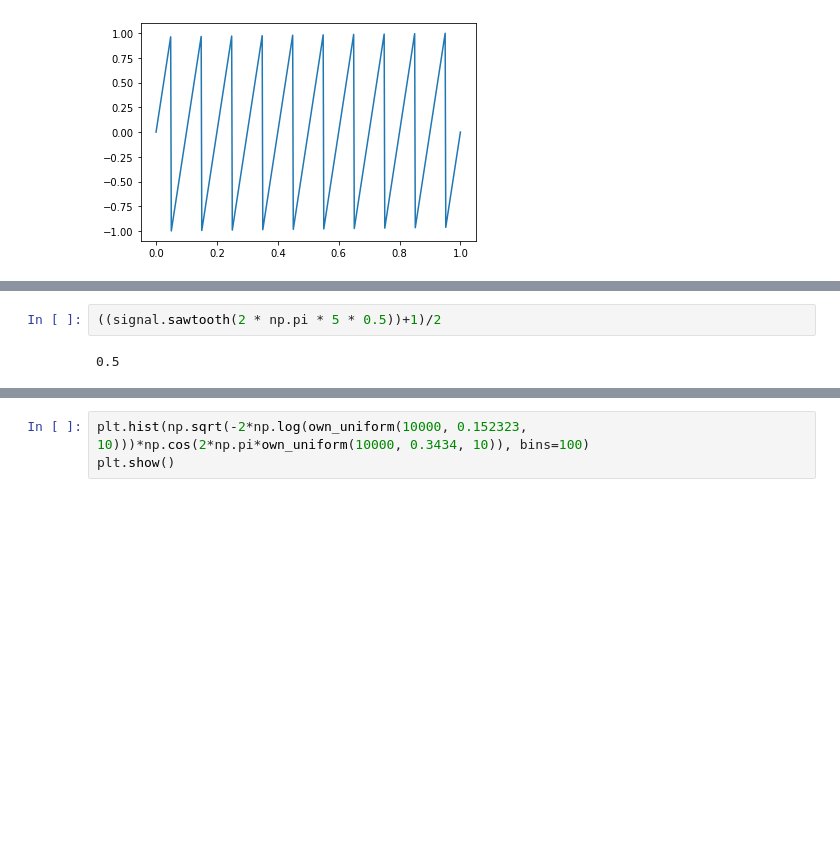
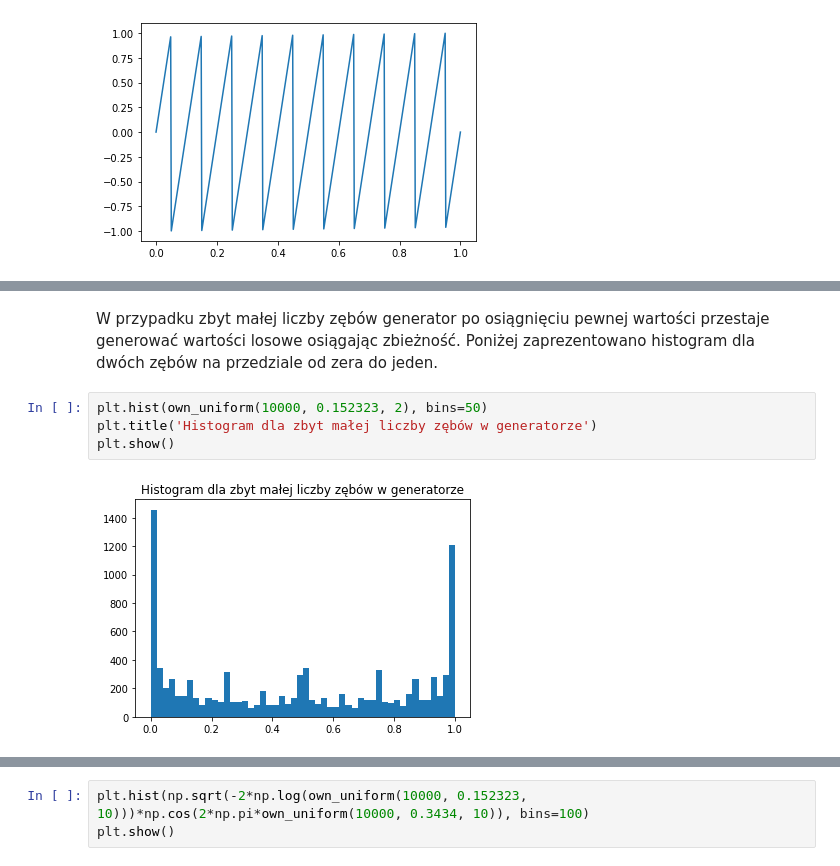
Before and after one commit to bartek3012/Wielowymiarowe, a Jupyter notebook: 02/Zajęcia_2.ipynb, the cells around one changed output, grey strips where cells are left out. Drawn from its saved outputs; the diff is of its cells as text; blank space fills up the shorter version.

```diff
--- a/02/Untitled.ipynb
+++ b/02/Zajęcia_2.ipynb
@@ -47,4 +49,8 @@ plt.show()
+# %% [markdown]
+W przypadku zbyt małej liczby zębów generator po osiągnięciu pewnej wartości przestaje generować wartości losowe osiągając zbieżność. Poniżej zaprezentowano histogram dla dwóch zębów na przedziale od zera do jeden.
 # %%
-((signal.sawtooth(2 * np.pi * 5 * 0.5))+1)/2
+plt.hist(own_uniform(10000, 0.152323, 2), bins=50)
+plt.title('Histogram dla zbyt małej liczby zębów w generatorze')
+plt.show()
 # %% [output]
-0.5
+[figure, added]
```
Also changed, not shown: parts of 19 cells of this notebook, 1 other file.
